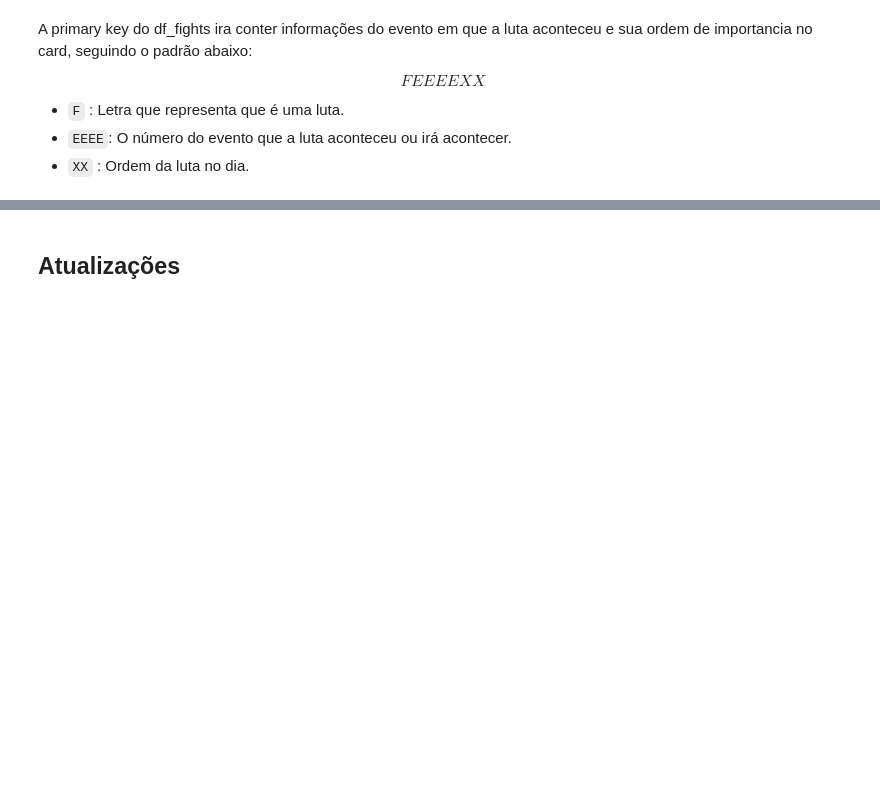
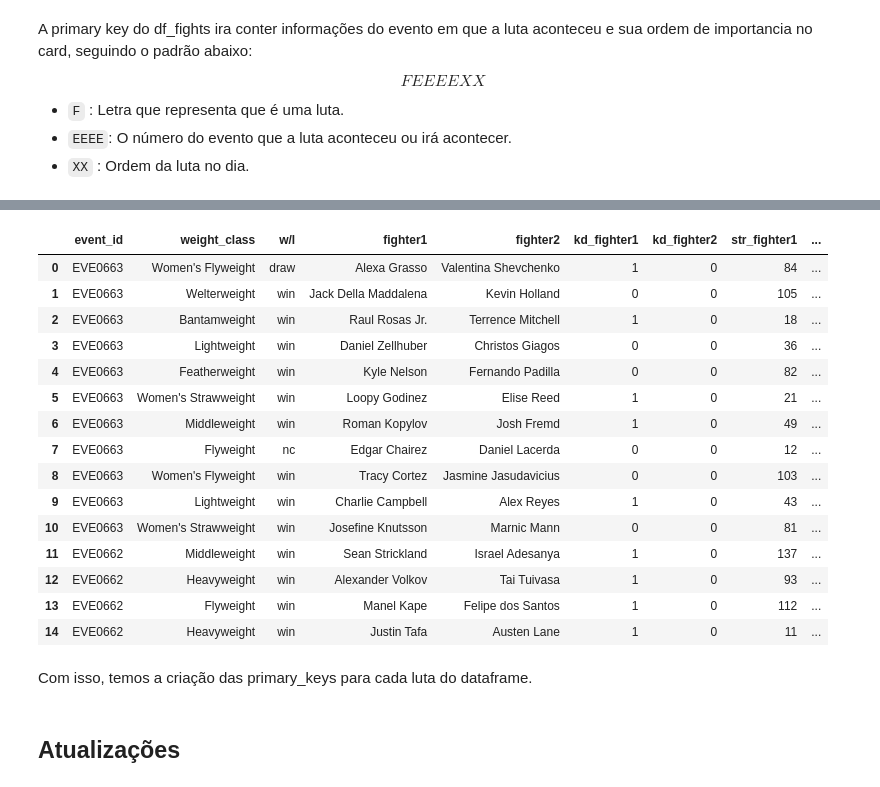
Before and after one commit to murilocechin/UFC-bets, a Jupyter notebook: webscaping/documentacao_notebooks/note_get_fights.ipynb, the cells around one changed output, grey strips where cells are left out. Saved outputs shown, nothing was run; the diff lists cells and outputs as text; code cells hidden in the pictures; blank space fills up the shorter version.

Commit message:
get_fights() - primary_keys - add
Foi criada a função que gera as primary keys do dataframe df_fights. Cada luta possui sua propria key.

```diff
--- a/webscaping/documentacao_notebooks/note_get_fights.ipynb
+++ b/webscaping/documentacao_notebooks/note_get_fights.ipynb
@@ -478,21 +460,3 @@ $$FEEEEXX$$
 - `F` : Letra que representa que é uma luta.
 - `EEEE`: O número do evento que a luta aconteceu ou irá acontecer.
 - `XX` : Ordem da luta no dia.
-# %%
-# Função que cria primary keys
-
-def fights_key(df):
-    # Lista de eventos
-    df_process = df[["event_id"]].copy()
-
-    # Criando coluna fight_num zerada
-    df_process["fight_num"] = np.nan
-
-    # Aplicando função no df_process
-    df_process["fight_num"] = df_process.apply(lambda x: 0 if x["event_id"] != x.shift(-1)["event_id"] else (x["fight_num"] + 1), axis=1)
-
-    return df_process
-
-
-
-fights_key(df_final)
@@ -515,3 +463,65 @@ df_final.drop_duplicates()
+# %%
+# Função que cria primary keys
+
+def fights_key(df):
+    # Cópia do dataframe
+    df_process = df[["event_id"]].copy()
+
+    # Numero de lutas de cada evento
+    df_aux = df_process.groupby("event_id").size()
+
+    # Reordenando dataframe
+    df_aux = df_aux.iloc[::-1].reset_index(drop=True)
+    aux_list = df_aux.to_list()
+
+    # Número de chave
+    key_list = [[x for x in range(1, cont + 1)] for cont in aux_list]
+
+    # Iterando para primary_keys final
+    primay_keys_number = []
+    for i in range(0, len(key_list)):
+        for num in key_list[i]:
+            primay_keys_number.append(num)
+
+    # Numeros das lutas tratado
+    primay_keys_number = [str(num) if len(str(num)) == 2 else "0" + str(num) for num in primay_keys_number]
+
+    # Adicionando coluna no dataframe de processamento
+    df_process["key_fight_number"] = primay_keys_number
+
+    # Separando numero do evento
+    df_process["key_event_number"] = df_process["event_id"].str[3:]
+
+    # Criando coluna final das keys
+    df_process["fights_primary_key"] = "F" + df_process["key_event_number"] + df_process["key_fight_number"]
+
+    # Adicionando ao dataframe final
+    df_final = df.copy()
+    df_final["fight_id"] = df_process["fights_primary_key"]
+
+    return df_final
+
+
+fights_key(df_final).head(15)
+# %% [output]
+|  | event_id | weight_class | w/l | fighter1 | fighter2 | kd_fighter1 | kd_fighter2 | str_fighter1 | ... |
+| 0 | EVE0663 | Women's Flyweight | draw | Alexa Grasso | Valentina Shevchenko | 1 | 0 | 84 | ... |
+| 1 | EVE0663 | Welterweight | win | Jack Della Maddalena | Kevin Holland | 0 | 0 | 105 | ... |
+| 2 | EVE0663 | Bantamweight | win | Raul Rosas Jr. | Terrence Mitchell | 1 | 0 | 18 | ... |
+| 3 | EVE0663 | Lightweight | win | Daniel Zellhuber | Christos Giagos | 0 | 0 | 36 | ... |
+| 4 | EVE0663 | Featherweight | win | Kyle Nelson | Fernando Padilla | 0 | 0 | 82 | ... |
+| 5 | EVE0663 | Women's Strawweight | win | Loopy Godinez | Elise Reed | 1 | 0 | 21 | ... |
+| 6 | EVE0663 | Middleweight | win | Roman Kopylov | Josh Fremd | 1 | 0 | 49 | ... |
+| 7 | EVE0663 | Flyweight | nc | Edgar Chairez | Daniel Lacerda | 0 | 0 | 12 | ... |
+| 8 | EVE0663 | Women's Flyweight | win | Tracy Cortez | Jasmine Jasudavicius | 0 | 0 | 103 | ... |
+| 9 | EVE0663 | Lightweight | win | Charlie Campbell | Alex Reyes | 1 | 0 | 43 | ... |
+| 10 | EVE0663 | Women's Strawweight | win | Josefine Knutsson | Marnic Mann | 0 | 0 | 81 | ... |
+| 11 | EVE0662 | Middleweight | win | Sean Strickland | Israel Adesanya | 1 | 0 | 137 | ... |
+| 12 | EVE0662 | Heavyweight | win | Alexander Volkov | Tai Tuivasa | 1 | 0 | 93 | ... |
+| 13 | EVE0662 | Flyweight | win | Manel Kape | Felipe dos Santos | 1 | 0 | 112 | ... |
+| 14 | EVE0662 | Heavyweight | win | Justin Tafa | Austen Lane | 1 | 0 | 11 | ... |
+# %% [markdown]
+Com isso, temos a criação das primary_keys para cada luta do dataframe.
 # %% [markdown]
 ## Atualizações
 # %% [markdown]
```
Also changed, not shown: parts of 7 cells of this notebook, 3 other files.
